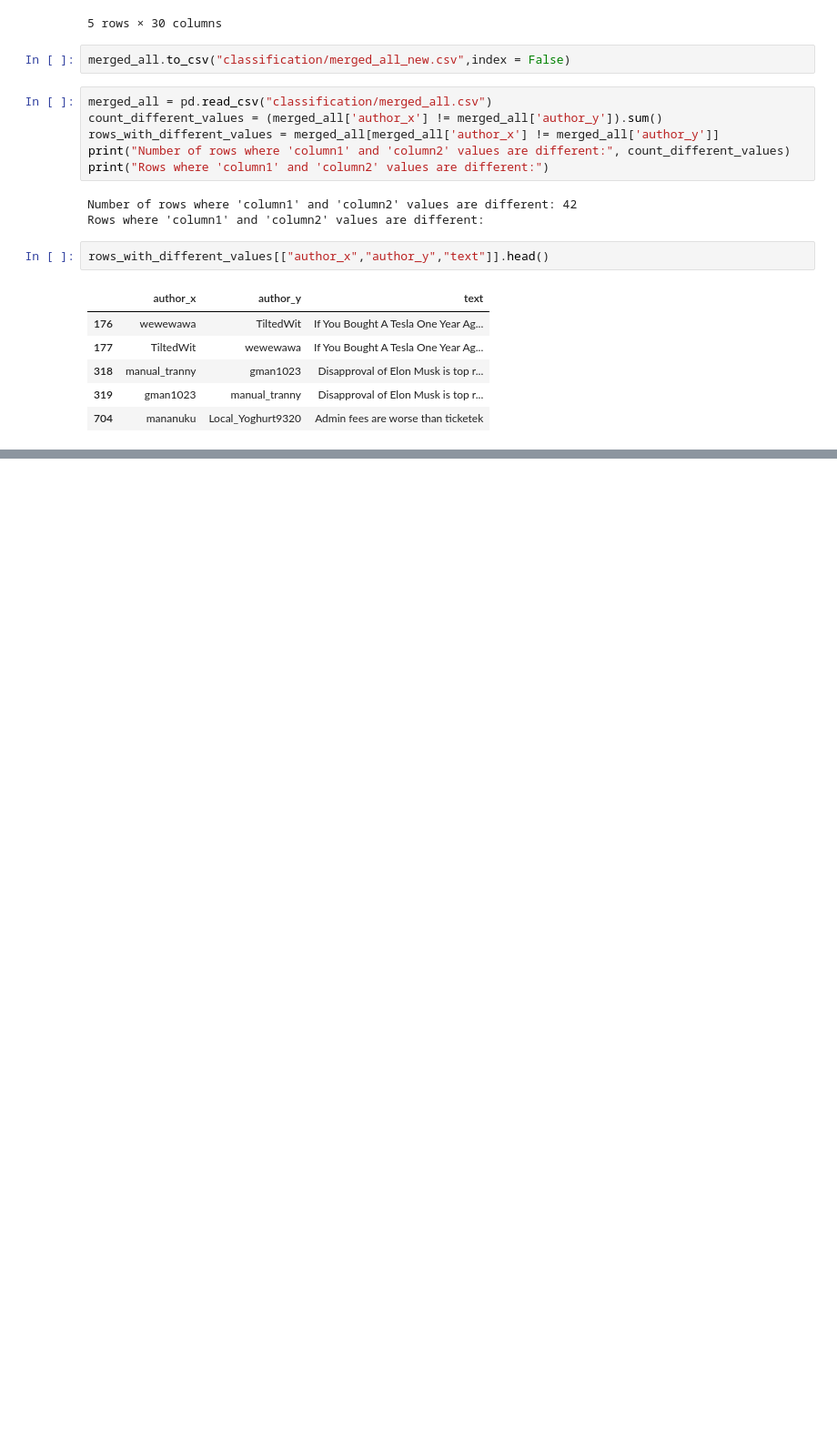
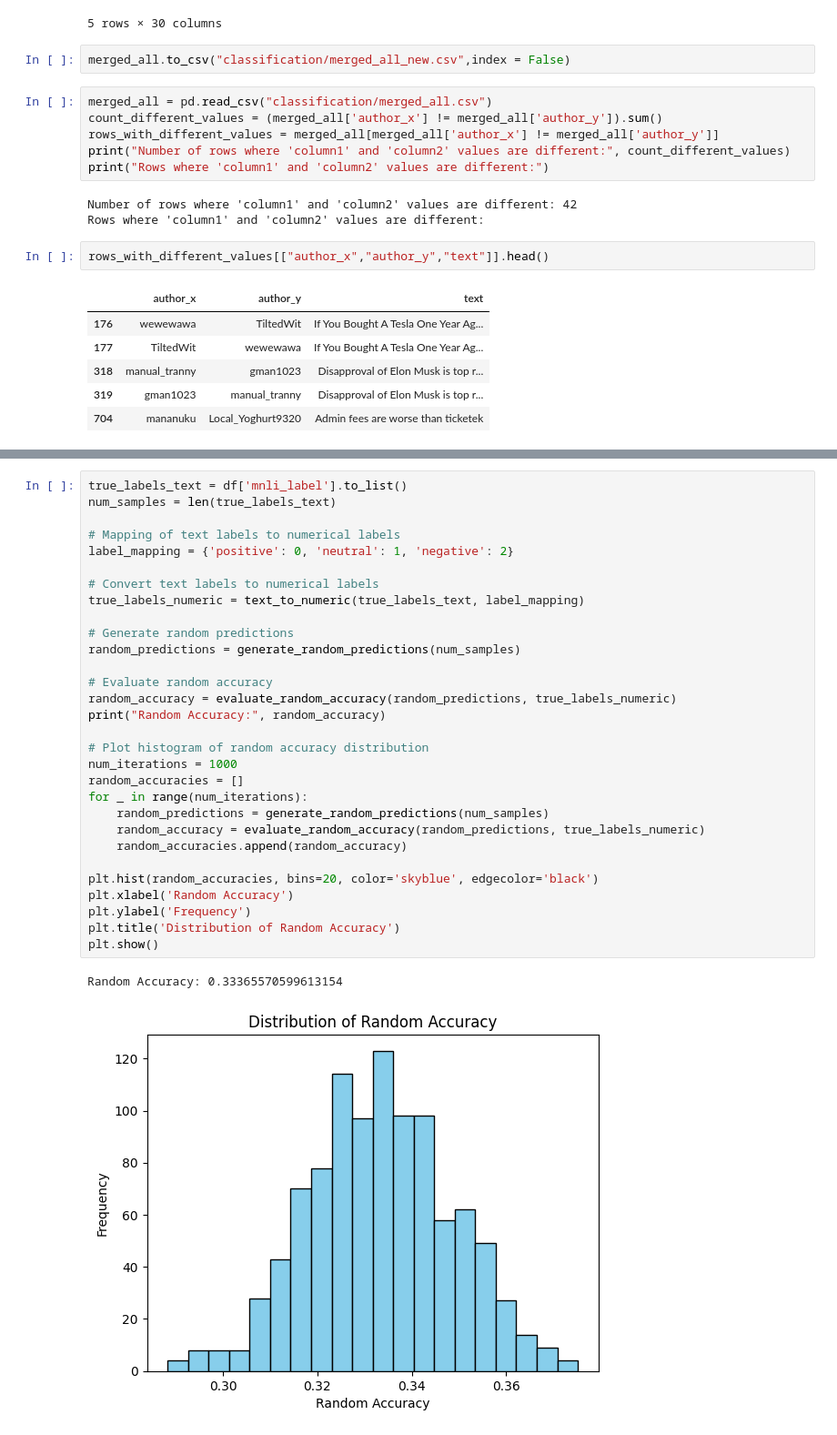
Before and after one commit to ao9000/SC4021-Project, a Jupyter notebook: classification.ipynb, the cells around one changed output, grey strips where cells are left out. Shown at 91% size. Drawn from its saved outputs; the diff is of its cells as text; blank space fills up the shorter version.

```diff
--- a/classification.ipynb
+++ b/classification.ipynb
@@ -1003,0 +1119,33 @@ rows_with_different_values[["author_x","author_y","text"]].head()
+# %%
+true_labels_text = df['mnli_label'].to_list()
+num_samples = len(true_labels_text)
+
+# Mapping of text labels to numerical labels
+label_mapping = {'positive': 0, 'neutral': 1, 'negative': 2}
+
+# Convert text labels to numerical labels
+true_labels_numeric = text_to_numeric(true_labels_text, label_mapping)
+
+# Generate random predictions
+random_predictions = generate_random_predictions(num_samples)
+
+# Evaluate random accuracy
+random_accuracy = evaluate_random_accuracy(random_predictions, true_labels_numeric)
+print("Random Accuracy:", random_accuracy)
+
+# Plot histogram of random accuracy distribution
+num_iterations = 1000
+random_accuracies = []
+for _ in range(num_iterations):
+    random_predictions = generate_random_predictions(num_samples)
+    random_accuracy = evaluate_random_accuracy(random_predictions, true_labels_numeric)
+    random_accuracies.append(random_accuracy)
+
+plt.hist(random_accuracies, bins=20, color='skyblue', edgecolor='black')
+plt.xlabel('Random Accuracy')
+plt.ylabel('Frequency')
+plt.title('Distribution of Random Accuracy')
+plt.show()
+# %% [output]
+Random Accuracy: 0.33365570599613154
+[figure, added]
```
Also changed, not shown: parts of 7 cells of this notebook, 8 other files.
